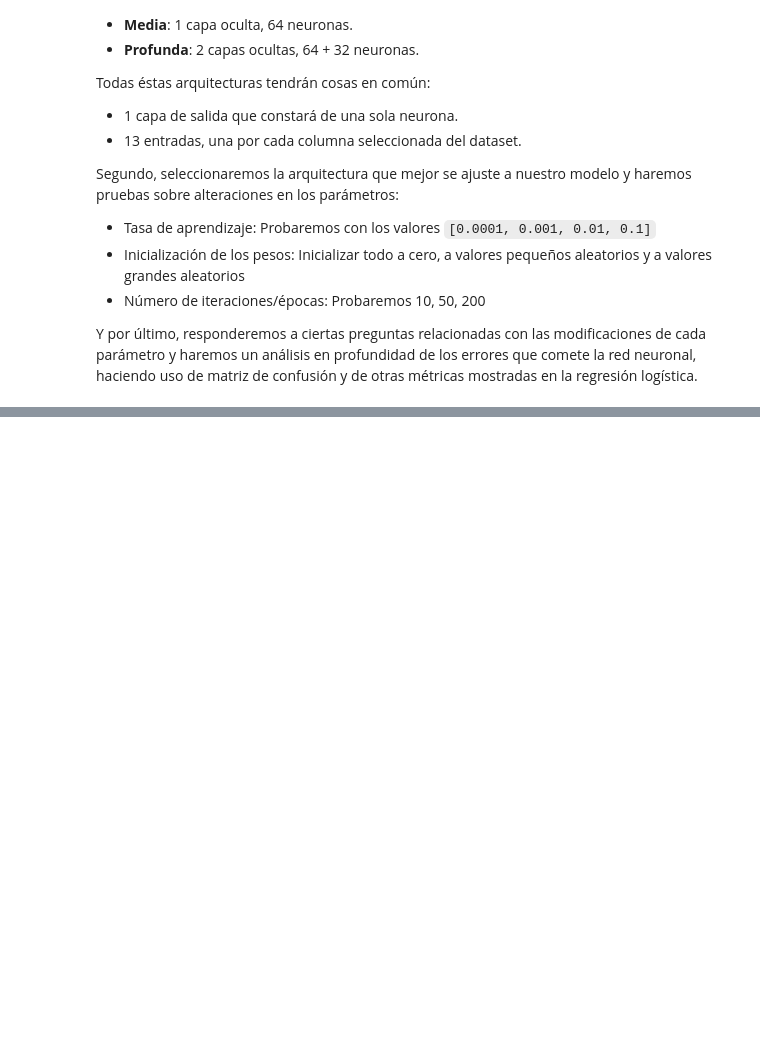
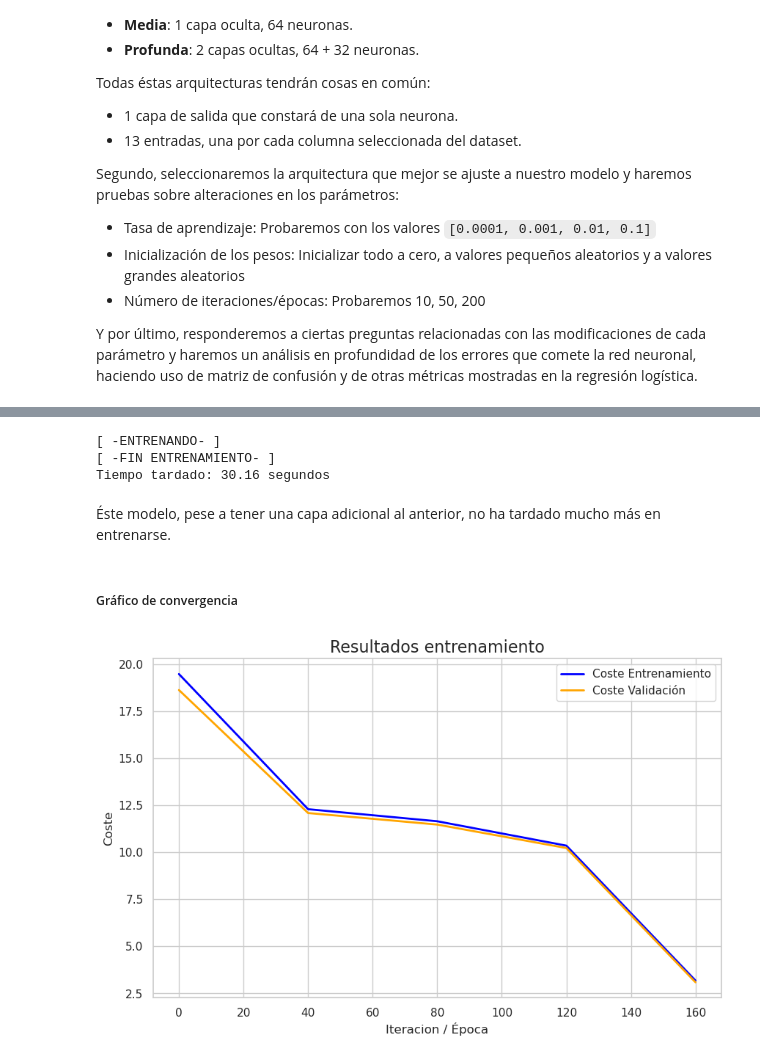
Before and after one commit to Val2a/trabajo-ia, a Jupyter notebook: RedesNeuronales.ipynb, the cells around one changed output, grey strips where cells are left out. Saved outputs shown, nothing was run; the diff lists cells and outputs as text; code cells hidden in the pictures; blank space fills up the shorter version.

```diff
--- a/RedesNeuronales.ipynb
+++ b/RedesNeuronales.ipynb
@@ -1203,0 +1253,38 @@ Aquí viene el punto importante: todo ésto significa que, incluso dependiendo d
+# %%
+# Hay 13 entradas (las mismas que columnas),
+# una capa oculta con 64 neuronas y 1 salida.
+dimensiones_capas = [13,64,32,1]
+
+print("[ -ENTRENANDO- ]")
+inicio = time.time()
+hist_coste_entr, hist_coste_val, modelo = entrenar_red_neuronal(
+    # Entradas de datos
+    X_entr,
+    y_entr,
+    X_val,
+    y_val,
+    # Parámetros
+    dimensiones_capas,
+    tasa_aprendizaje,
+    num_iter,
+    intervalo_historial,
+    lmbd,
+    # Valores iniciales
+    sesgo,
+    valor_min,
+    valor_max)
+final = time.time()
+print("[ -FIN ENTRENAMIENTO- ]")
+print(f"Tiempo tardado: {(final-inicio):.2f} segundos")
+# %% [output]
+[ -ENTRENANDO- ]
+[ -FIN ENTRENAMIENTO- ]
+Tiempo tardado: 30.16 segundos
+# %% [markdown]
+Éste modelo, pese a tener una capa adicional al anterior, no ha tardado mucho más en entrenarse.
+# %% [markdown]
+##### Gráfico de convergencia
+# %%
+plot_historial('Resultados entrenamiento', 'Iteracion / Época', 'Coste', hist_coste_entr, hist_coste_val, intervalo_historial)
+# %% [output]
+[figure, added]
```
Also changed, not shown: parts of 43 cells of this notebook.
